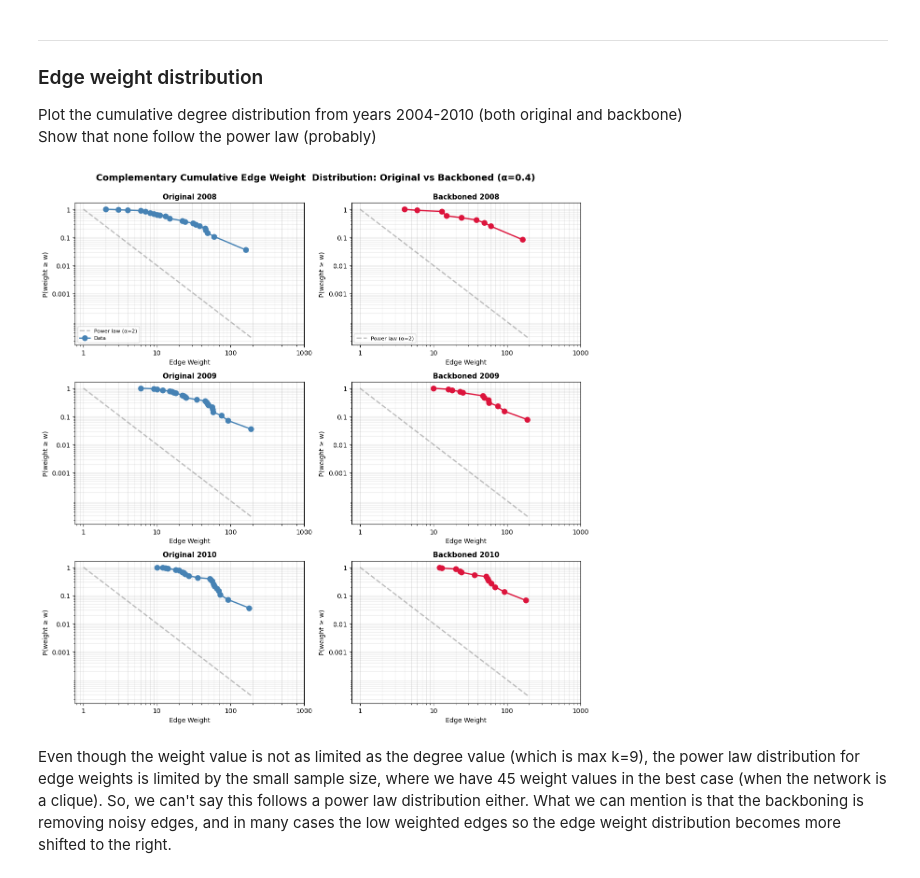
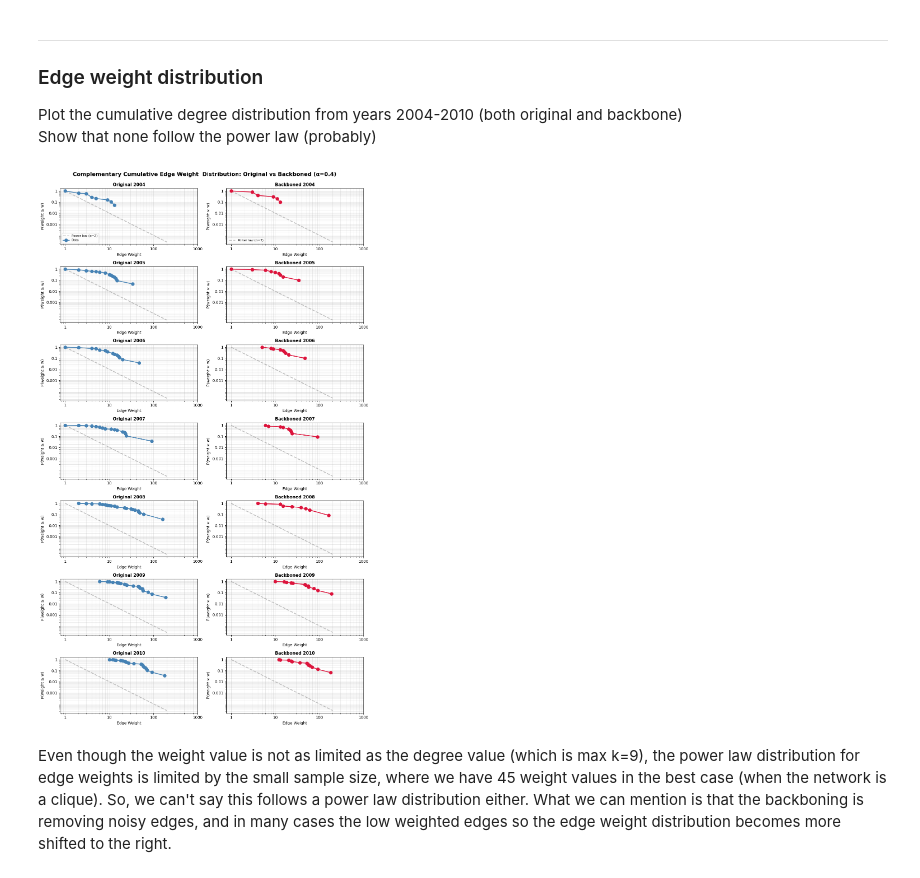
Before and after one commit to jan-cardell/networks_project, a Jupyter notebook: backboning/cartel_proj_bb.ipynb, the cells around one changed output. Saved outputs shown, nothing was run; the diff lists cells and outputs as text; code cells hidden in the pictures.

```diff
--- a/backboning/cartel_proj_bb.ipynb
+++ b/backboning/cartel_proj_bb.ipynb
@@ -226,8 +223,8 @@ Show that none follow the power law (probably)
 # Create 7x2 plot comparing complementary cumulative degree distributions (optimized)
 import numpy as np
 
-years_to_plot = list(range(2008, 2011))
-fig, axes = plt.subplots(3, 2, figsize=(12, 12))
+years_to_plot = list(range(2004, 2011))
+fig, axes = plt.subplots(7, 2, figsize=(12, 20))
 
 # Create reference power law: P(k) = k^(-alpha)
 k_ref = np.linspace(1, 100, 100)
@@ -309,8 +306,8 @@ Show that none follow the power law (probably)
 # Create 7x2 plot comparing complementary cumulative degree distributions (optimized)
 import numpy as np
 
-years_to_plot = list(range(2008, 2011))
-fig, axes = plt.subplots(3, 2, figsize=(12, 12))
+years_to_plot = list(range(2004, 2011))
+fig, axes = plt.subplots(7, 2, figsize=(12, 20))
 
 # Create reference power law for edge weights
 w_ref = np.linspace(1, 200, 200)
@@ -349,34 +346,34 @@ for i, year in enumerate(years_to_plot):
     weights_bb = np.array(list(G_backboned[year].edges(data='weight')))[:,2].astype(int)
     total_edges_bb = len(weights_bb)
 
     # Get unique weights and counts, then compute CCDF efficiently
     unique_weights_bb, counts_bb = np.unique(weights_bb, return_counts=True)
     ccdf_bb = np.cumsum(counts_bb[::-1])[::-1] / total_edges_bb  # reverse cumsum for CCDF
 
     # Plot reference power law first (behind data)
     ax_bb.loglog(w_ref, power_law_ref, '--', color='gray', linewidth=2, alpha=0.5, label=f'Power law (α={power_law_alpha})')
 
     if len(unique_weights_bb) > 0:
         ax_bb.loglog(unique_weights_bb, ccdf_bb, 'o-', color='crimson', markersize=8, linewidth=2)
 
     ax_bb.set_xlabel('Edge Weight', fontsize=10)
     ax_bb.set_ylabel('P(weight ≥ w)', fontsize=10)
     ax_bb.set_title(f'Backboned {year}', fontsize=11, fontweight='bold')
     ax_bb.grid(True, alpha=0.3, which='both')
     ax_bb.set_xticks([1, 10, 100, 1000])
     ax_bb.set_yticks([0.001, 0.01, 0.1, 1])
     ax_bb.set_xticklabels(['1', '10', '100', '1000'])
     ax_bb.set_yticklabels(['0.001', '0.01', '0.1', '1'])
     if i == 0:  # Only show legend on first plot
         ax_bb.legend(fontsize=8, loc='lower left')
 
 plt.suptitle(f'Complementary Cumulative Edge Weight  Distribution: Original vs Backboned (α={alpha_value})',
              fontsize=14, fontweight='bold', y=0.995)
 plt.tight_layout()
 plt.savefig('../presentation/ccdf_w_comparison.png', dpi=300, bbox_inches='tight')
 plt.show()
 # %% [output]
-[figure, old version]
+[figure, new version]
 # %% [markdown]
 Even though the weight value is not as limited as the degree value (which is max k=9), the power law distribution for edge weights is limited by the small sample size, where we have 45 weight values in the best case (when the network is a clique). So, we can't say this follows a power law distribution either.
 What we can mention is that the backboning is removing noisy edges, and in many cases the low weighted edges so the edge weight distribution becomes more shifted to the right.
```
Also changed, not shown: parts of 22 cells of this notebook, 17 other files.
